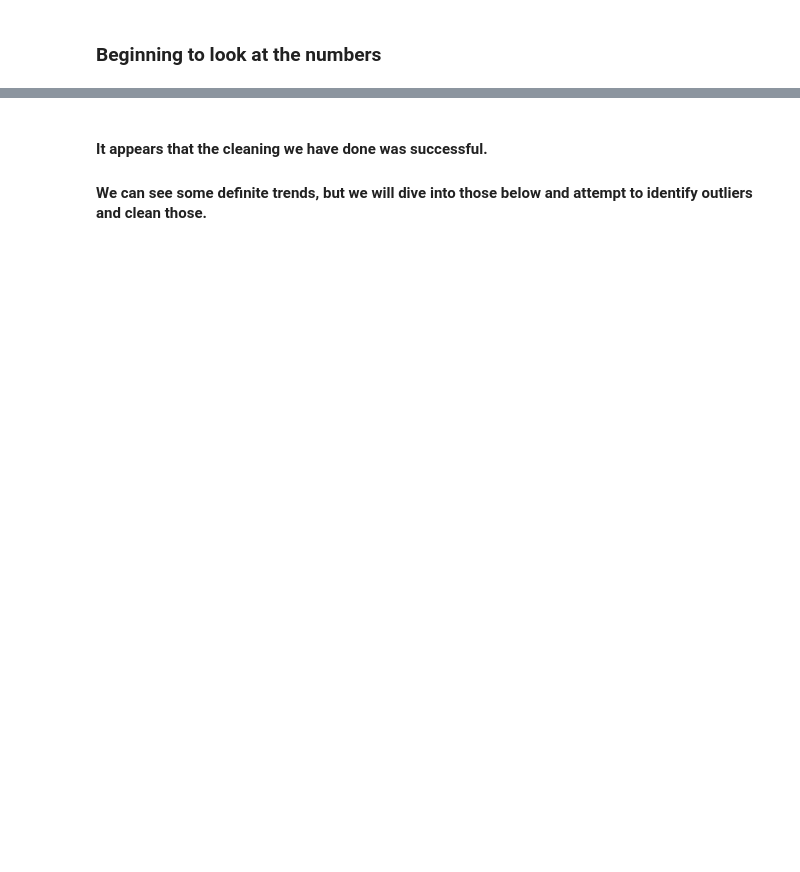
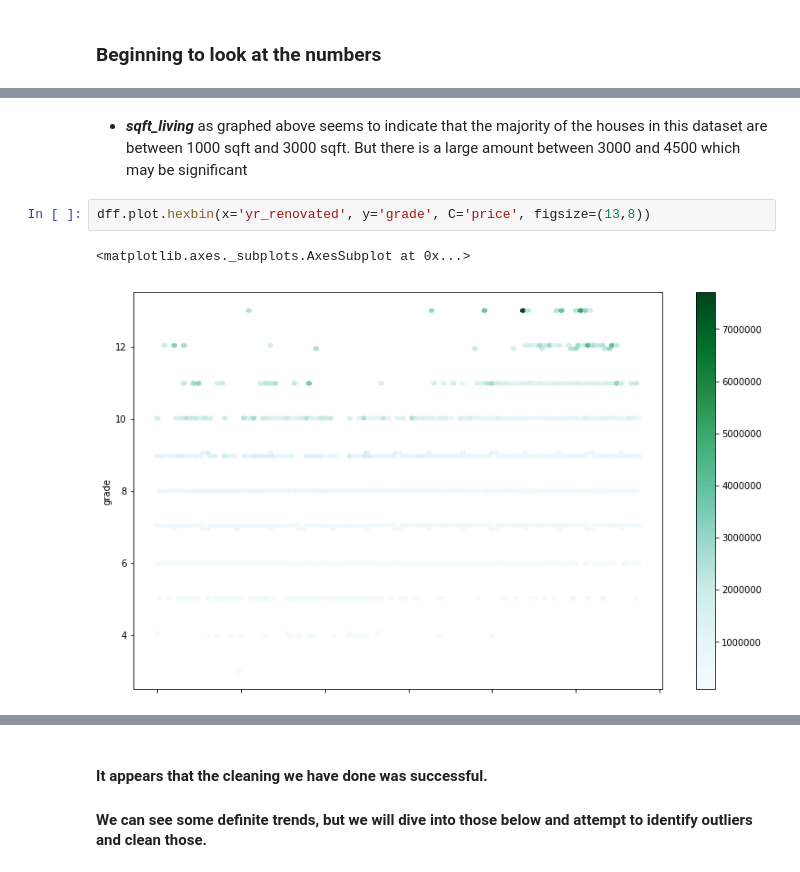
Before and after one commit to Cheffrey2000/Real-Estate-Price_Prediction, a Jupyter notebook: Jeffrey Hinkle KC Housing Data Analysis.ipynb, the cells around one changed output, grey strips where cells are left out. Drawn from its saved outputs; the diff is of its cells as text; blank space fills up the shorter version.

```diff
--- a/Jeffrey Hinkle KC Housing Data Analysis.ipynb
+++ b/Jeffrey Hinkle KC Housing Data Analysis.ipynb
@@ -205,3 +254,12 @@ df.describe()
+# %% [markdown]
+- __*sqft_living*__ as graphed above seems to indicate that the majority of the houses in this
+    dataset are between 1000 sqft and 3000 sqft. But there is a large amount
+    between 3000 and 4500 which may be significant
+# %%
+dff.plot.hexbin(x='yr_renovated', y='grade', C='price', figsize=(13,8))
+# %% [output]
+<matplotlib.axes._subplots.AxesSubplot at 0x...>
+[figure, added]
 # %%
 
 sns.pairplot(df, height=2)
```
Also changed, not shown: parts of 44 cells of this notebook, 1 other file.
